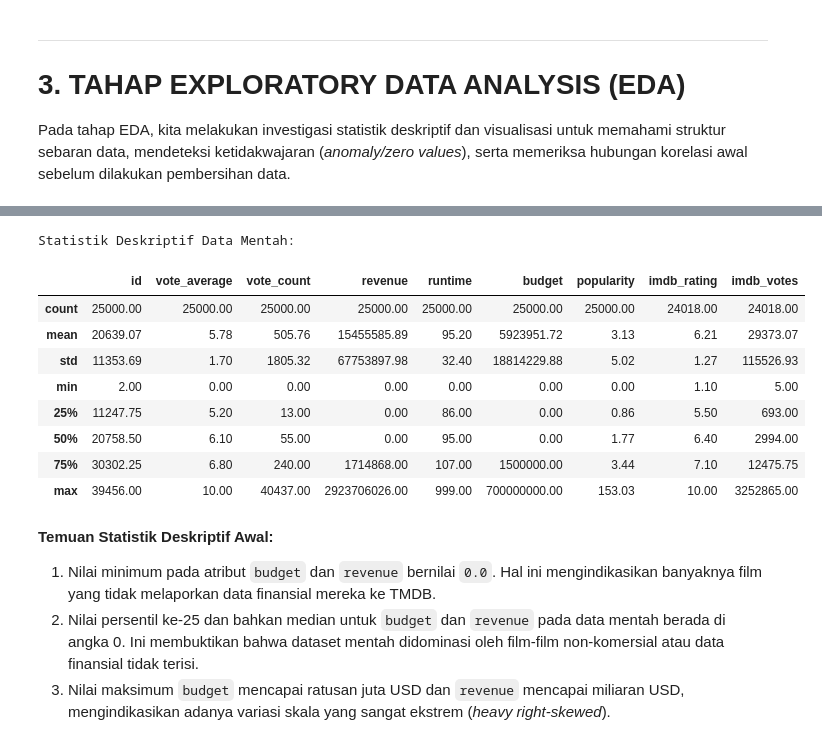
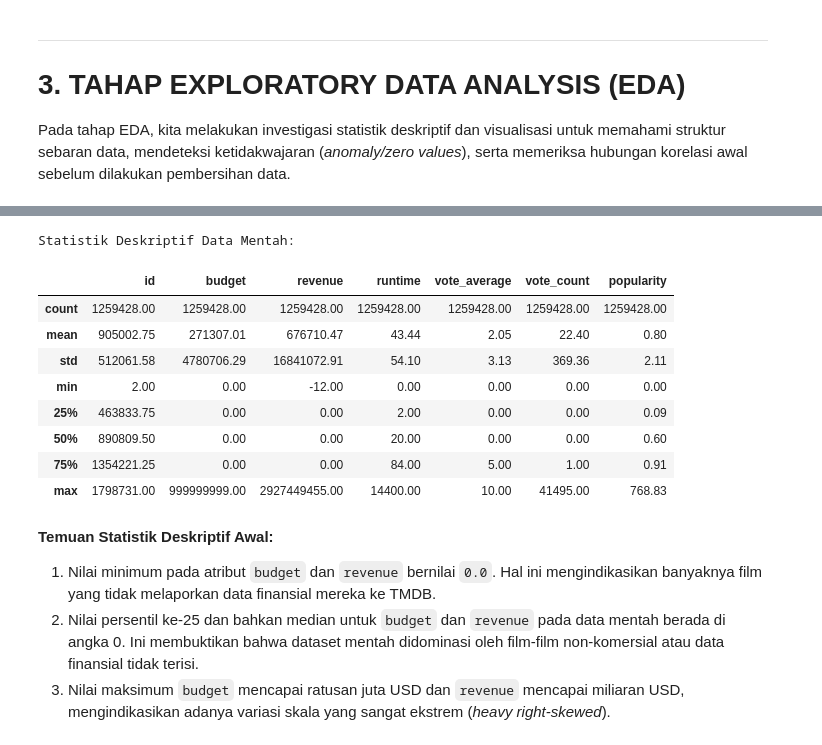
Before and after one commit to Hisyam-L/18_IF-B_PocoX3ProMasJaka, a Jupyter notebook: Proyek_Akhir_Data_Science_TMDB.ipynb, the cells around one changed output, grey strips where cells are left out. Drawn from its saved outputs; the diff is of its cells as text; code cells hidden in the pictures.

```diff
--- a/Proyek_Akhir_Data_Science_TMDB.ipynb
+++ b/Proyek_Akhir_Data_Science_TMDB.ipynb
@@ -49,7 +49,7 @@ Pustaka analitik berhasil dimuat.
 
 file_path = 'TMDB_all_movies.csv'
 
-df_raw = pd.read_csv(file_path, nrows=25000, low_memory=False)
+df_raw = pd.read_csv(file_path, low_memory=False)
 print(df_raw.columns)
 # %% [output]
 Index(['id', 'title', 'vote_average', 'vote_count', 'status', 'release_date',
@@ -151,0 +115,5 @@ memory usage: 5.7 MB
+# %%
+### 2.2 Kamus Data (Data Dictionary)
+#Tabel berikut menjelaskan rincian atribut data TMDB yang digunakan dalam analisis:
+df_kolom_relevan = df_raw[kolom_relevan]
+df_kolom_relevan.info()
@@ -152,18 +140,18 @@ memory usage: 5.7 MB
 # %%
 # Statistik deskriptif variabel numerik data mentah
 print("Statistik Deskriptif Data Mentah:")
-df_raw.describe()
+df_kolom_relevan.describe(include="number")
 # %% [output]
 Statistik Deskriptif Data Mentah:
-|  | id | vote_average | vote_count | revenue | runtime | budget | popularity | imdb_rating | imdb_votes |
-| count | 25000.00 | 25000.00 | 25000.00 | 25000.00 | 25000.00 | 25000.00 | 25000.00 | 24018.00 | 24018.00 |
-| mean | 20639.07 | 5.78 | 505.76 | 15455585.89 | 95.20 | 5923951.72 | 3.13 | 6.21 | 29373.07 |
-| std | 11353.69 | 1.70 | 1805.32 | 67753897.98 | 32.40 | 18814229.88 | 5.02 | 1.27 | 115526.93 |
-| min | 2.00 | 0.00 | 0.00 | 0.00 | 0.00 | 0.00 | 0.00 | 1.10 | 5.00 |
-| 25% | 11247.75 | 5.20 | 13.00 | 0.00 | 86.00 | 0.00 | 0.86 | 5.50 | 693.00 |
-| 50% | 20758.50 | 6.10 | 55.00 | 0.00 | 95.00 | 0.00 | 1.77 | 6.40 | 2994.00 |
-| 75% | 30302.25 | 6.80 | 240.00 | 1714868.00 | 107.00 | 1500000.00 | 3.44 | 7.10 | 12475.75 |
-| max | 39456.00 | 10.00 | 40437.00 | 2923706026.00 | 999.00 | 700000000.00 | 153.03 | 10.00 | 3252865.00 |
+|  | id | budget | revenue | runtime | vote_average | vote_count | popularity |
+| count | 1259428.00 | 1259428.00 | 1259428.00 | 1259428.00 | 1259428.00 | 1259428.00 | 1259428.00 |
+| mean | 905002.75 | 271307.01 | 676710.47 | 43.44 | 2.05 | 22.40 | 0.80 |
+| std | 512061.58 | 4780706.29 | 16841072.91 | 54.10 | 3.13 | 369.36 | 2.11 |
+| min | 2.00 | 0.00 | -12.00 | 0.00 | 0.00 | 0.00 | 0.00 |
+| 25% | 463833.75 | 0.00 | 0.00 | 2.00 | 0.00 | 0.00 | 0.09 |
+| 50% | 890809.50 | 0.00 | 0.00 | 20.00 | 0.00 | 0.00 | 0.60 |
+| 75% | 1354221.25 | 0.00 | 0.00 | 84.00 | 5.00 | 1.00 | 0.91 |
+| max | 1798731.00 | 999999999.00 | 2927449455.00 | 14400.00 | 10.00 | 41495.00 | 768.83 |
 # %% [markdown]
 **Temuan Statistik Deskriptif Awal:**
 1. Nilai minimum pada atribut `budget` dan `revenue` bernilai `0.0`. Hal ini mengindikasikan banyaknya film yang tidak melaporkan data finansial mereka ke TMDB.
```
Also changed, not shown: parts of 13 cells of this notebook, 2 other files.
